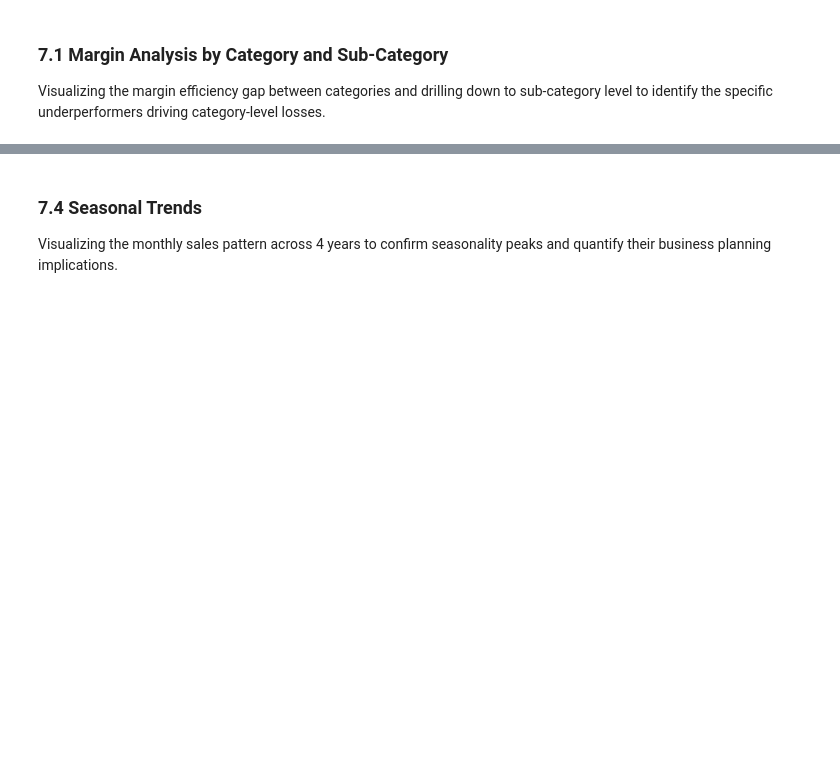
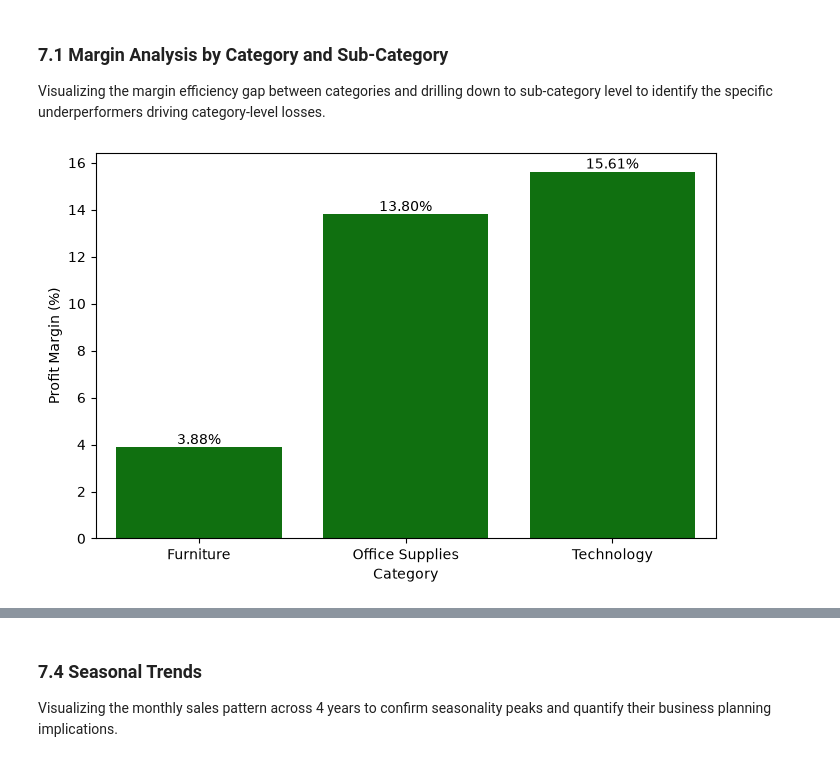
Before and after one commit to l7g/portfolio-data-analyst, a Jupyter notebook: project-1-superstore/notebook.ipynb, the cells around one changed output, grey strips where cells are left out. Saved outputs shown, nothing was run; the diff lists cells and outputs as text; code cells hidden in the pictures; blank space fills up the shorter version.

Commit message:
feat: 7.1 and 7.2 analysis and figures complete

```diff
--- a/project-1-superstore/notebook.ipynb
+++ b/project-1-superstore/notebook.ipynb
@@ -400,3 +400,18 @@ Binders (row 12) are the most interesting anomaly: highest discount rate (37%),
 # %% [markdown]
 ### 7.1 Margin Analysis by Category and Sub-Category
 Visualizing the margin efficiency gap between categories and drilling down to sub-category level to identify the specific underperformers driving category-level losses.
+# %%
+category_sales = superstore_clean.groupby('category').profit_margin.mean().reset_index().sort_values(by='profit_margin', ascending=True)
+
+colors = ['red' if value < 0 else 'green' for value in category_sales.profit_margin]
+
+plt.figure(figsize=(8,5))
+ax = sns.barplot(category_sales, x='category', y='profit_margin', hue='category', palette=colors, legend=False)
+ax.set_xlabel('Category')
+ax.set_ylabel('Profit Margin (%)')
+for container in ax.containers:
+    ax.bar_label(container, labels=[f'{v:.2f}%' for v in container.datavalues]) # type: ignore
+
+plt.savefig('./figures/7.1_margin_by_category.png')
+# %% [output]
+[figure, added]
```
Also changed, not shown: parts of 8 cells of this notebook, 3 other files.
